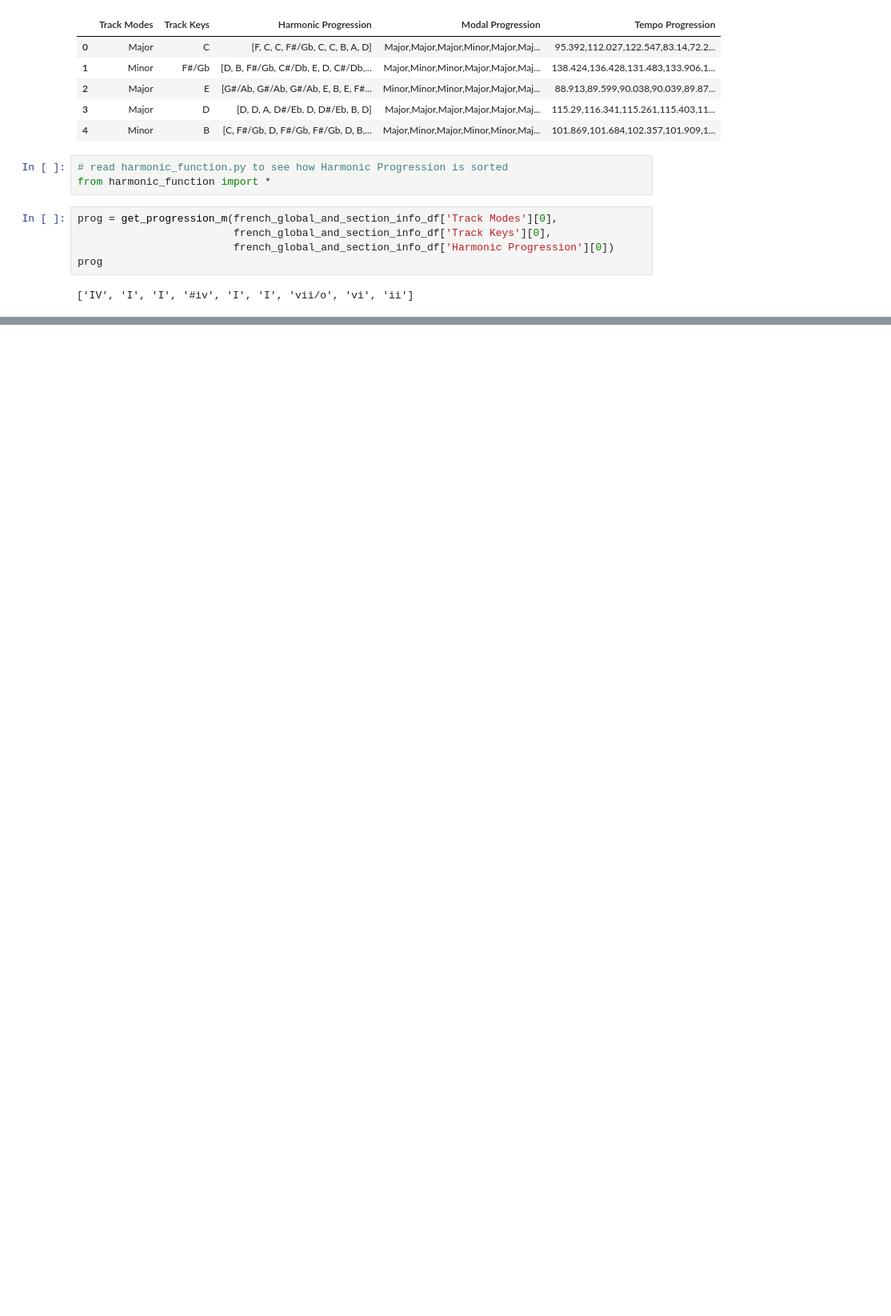
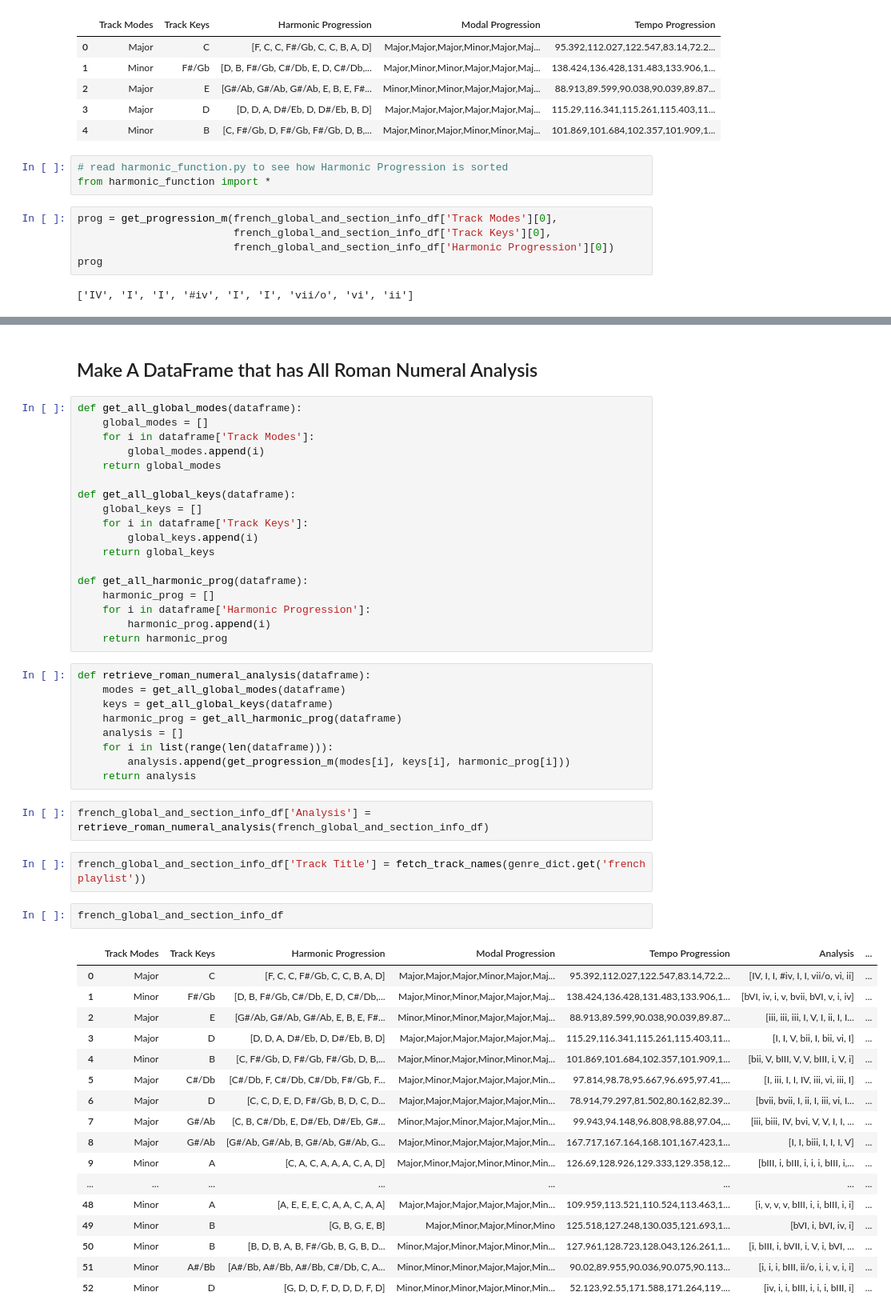
Before and after one commit to FinchMF/Classification_Models, a Jupyter notebook: Gathering_Data.ipynb, the cells around one changed output, grey strips where cells are left out. Shown: that part at 80% size. Cells and saved outputs as stored; diff of their text form; blank space fills up the shorter version.

```diff
--- a/Gathering_Data.ipynb
+++ b/Gathering_Data.ipynb
@@ -718,0 +708,53 @@ prog
+# %% [markdown]
+## Make A DataFrame that has All Roman Numeral Analysis
+# %%
+def get_all_global_modes(dataframe):
+    global_modes = []
+    for i in dataframe['Track Modes']:
+        global_modes.append(i)
+    return global_modes
+
+def get_all_global_keys(dataframe):
+    global_keys = []
+    for i in dataframe['Track Keys']:
+        global_keys.append(i)
+    return global_keys
+
+def get_all_harmonic_prog(dataframe):
+    harmonic_prog = []
+    for i in dataframe['Harmonic Progression']:
+        harmonic_prog.append(i)
+    return harmonic_prog
+# %%
+def retrieve_roman_numeral_analysis(dataframe):
+    modes = get_all_global_modes(dataframe)
+    keys = get_all_global_keys(dataframe)
+    harmonic_prog = get_all_harmonic_prog(dataframe)
+    analysis = []
+    for i in list(range(len(dataframe))):
+        analysis.append(get_progression_m(modes[i], keys[i], harmonic_prog[i]))
+    return analysis
+# %%
+french_global_and_section_info_df['Analysis'] = retrieve_roman_numeral_analysis(french_global_and_section_info_df)
+# %%
+french_global_and_section_info_df['Track Title'] = fetch_track_names(genre_dict.get('french playlist'))
+# %%
+french_global_and_section_info_df
+# %% [output]
+|  | Track Modes | Track Keys | Harmonic Progression | Modal Progression | Tempo Progression | Analysis | ... |
+| 0 | Major | C | [F, C, C, F#/Gb, C, C, B, A, D] | Major,Major,Major,Minor,Major,Maj... | 95.392,112.027,122.547,83.14,72.2... | [IV, I, I, #iv, I, I, vii/o, vi, ii] | ... |
+| 1 | Minor | F#/Gb | [D, B, F#/Gb, C#/Db, E, D, C#/Db,... | Major,Minor,Minor,Major,Major,Maj... | 138.424,136.428,131.483,133.906,1... | [bVI, iv, i, v, bvii, bVI, v, i, iv] | ... |
+| 2 | Major | E | [G#/Ab, G#/Ab, G#/Ab, E, B, E, F#... | Minor,Minor,Minor,Major,Major,Maj... | 88.913,89.599,90.038,90.039,89.87... | [iii, iii, iii, I, V, I, ii, I, I... | ... |
+| 3 | Major | D | [D, D, A, D#/Eb, D, D#/Eb, B, D] | Major,Major,Major,Major,Major,Maj... | 115.29,116.341,115.261,115.403,11... | [I, I, V, bii, I, bii, vi, I] | ... |
+| 4 | Minor | B | [C, F#/Gb, D, F#/Gb, F#/Gb, D, B,... | Major,Minor,Major,Minor,Minor,Maj... | 101.869,101.684,102.357,101.909,1... | [bii, V, bIII, V, V, bIII, i, V, i] | ... |
+| 5 | Major | C#/Db | [C#/Db, F, C#/Db, C#/Db, F#/Gb, F... | Major,Minor,Major,Major,Major,Min... | 97.814,98.78,95.667,96.695,97.41,... | [I, iii, I, I, IV, iii, vi, iii, I] | ... |
+| 6 | Major | D | [C, C, D, E, D, F#/Gb, B, D, C, D... | Major,Major,Major,Major,Major,Min... | 78.914,79.297,81.502,80.162,82.39... | [bvii, bvii, I, ii, I, iii, vi, I... | ... |
+| 7 | Major | G#/Ab | [C, B, C#/Db, E, D#/Eb, D#/Eb, G#... | Minor,Major,Minor,Major,Major,Min... | 99.943,94.148,96.808,98.88,97.04,... | [iii, biii, IV, bvi, V, V, I, I, ... | ... |
+| 8 | Major | G#/Ab | [G#/Ab, G#/Ab, B, G#/Ab, G#/Ab, G... | Major,Minor,Major,Major,Major,Min... | 167.717,167.164,168.101,167.423,1... | [I, I, biii, I, I, I, V] | ... |
+| 9 | Minor | A | [C, A, C, A, A, A, C, A, D] | Major,Minor,Major,Minor,Minor,Min... | 126.69,128.926,129.333,129.358,12... | [bIII, i, bIII, i, i, i, bIII, i,... | ... |
+| ... | ... | ... | ... | ... | ... | ... | ... |
+| 48 | Minor | A | [A, E, E, E, C, A, A, C, A, A] | Major,Major,Major,Major,Major,Min... | 109.959,113.521,110.524,113.463,1... | [i, v, v, v, bIII, i, i, bIII, i, i] | ... |
+| 49 | Minor | B | [G, B, G, E, B] | Major,Minor,Major,Minor,Mino | 125.518,127.248,130.035,121.693,1... | [bVI, i, bVI, iv, i] | ... |
+| 50 | Minor | B | [B, D, B, A, B, F#/Gb, B, G, B, D... | Minor,Major,Minor,Major,Minor,Min... | 127.961,128.723,128.043,126.261,1... | [i, bIII, i, bVII, i, V, i, bVI, ... | ... |
+| 51 | Minor | A#/Bb | [A#/Bb, A#/Bb, A#/Bb, C#/Db, C, A... | Minor,Minor,Minor,Major,Major,Min... | 90.02,89.955,90.036,90.075,90.113... | [i, i, i, bIII, ii/o, i, i, v, i, i] | ... |
+| 52 | Minor | D | [G, D, D, F, D, D, D, F, D] | Minor,Minor,Minor,Major,Minor,Min... | 52.123,92.55,171.588,171.264,119.... | [iv, i, i, bIII, i, i, i, bIII, i] | ... |
```
Also changed, not shown: parts of 3 cells of this notebook.
